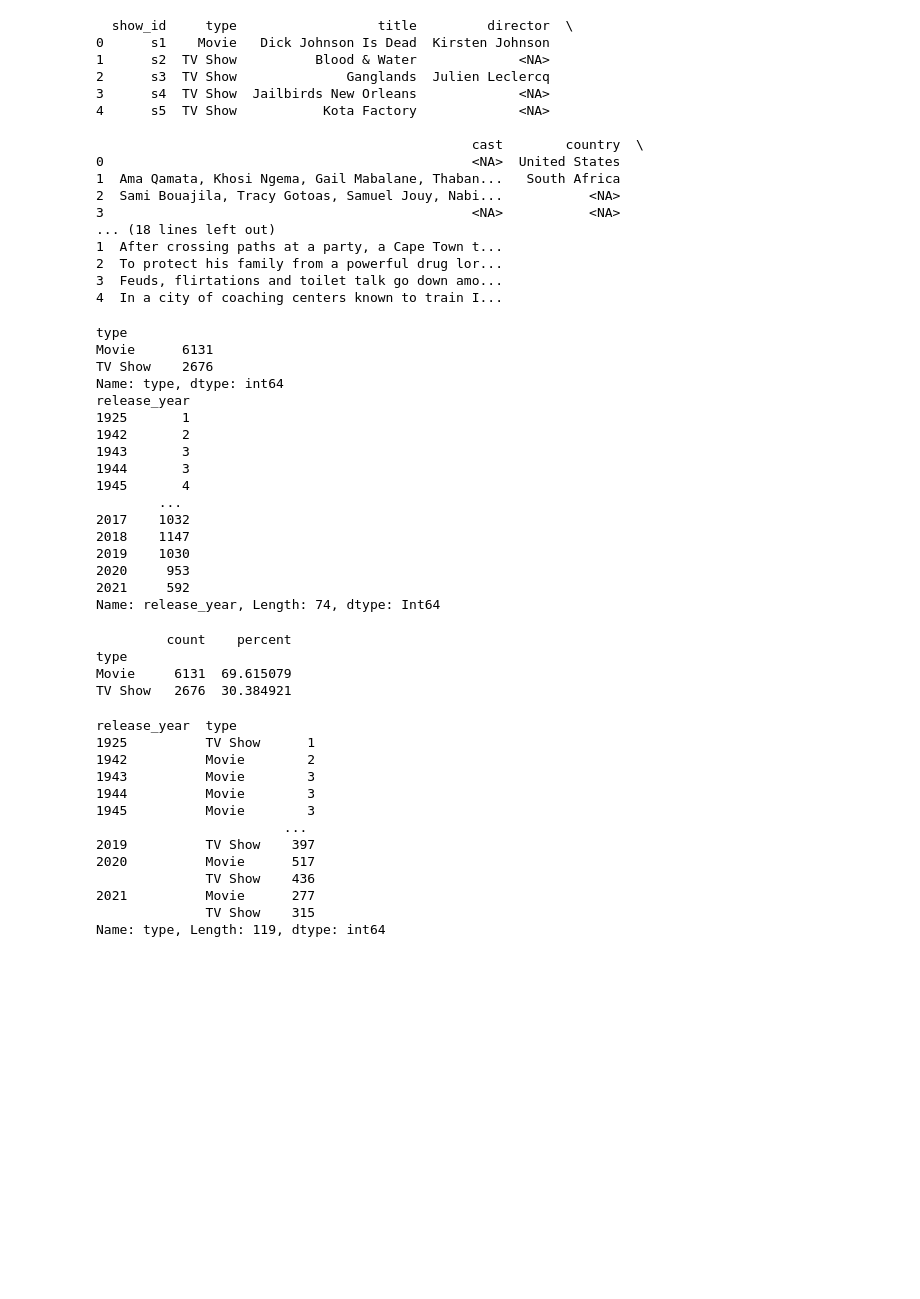
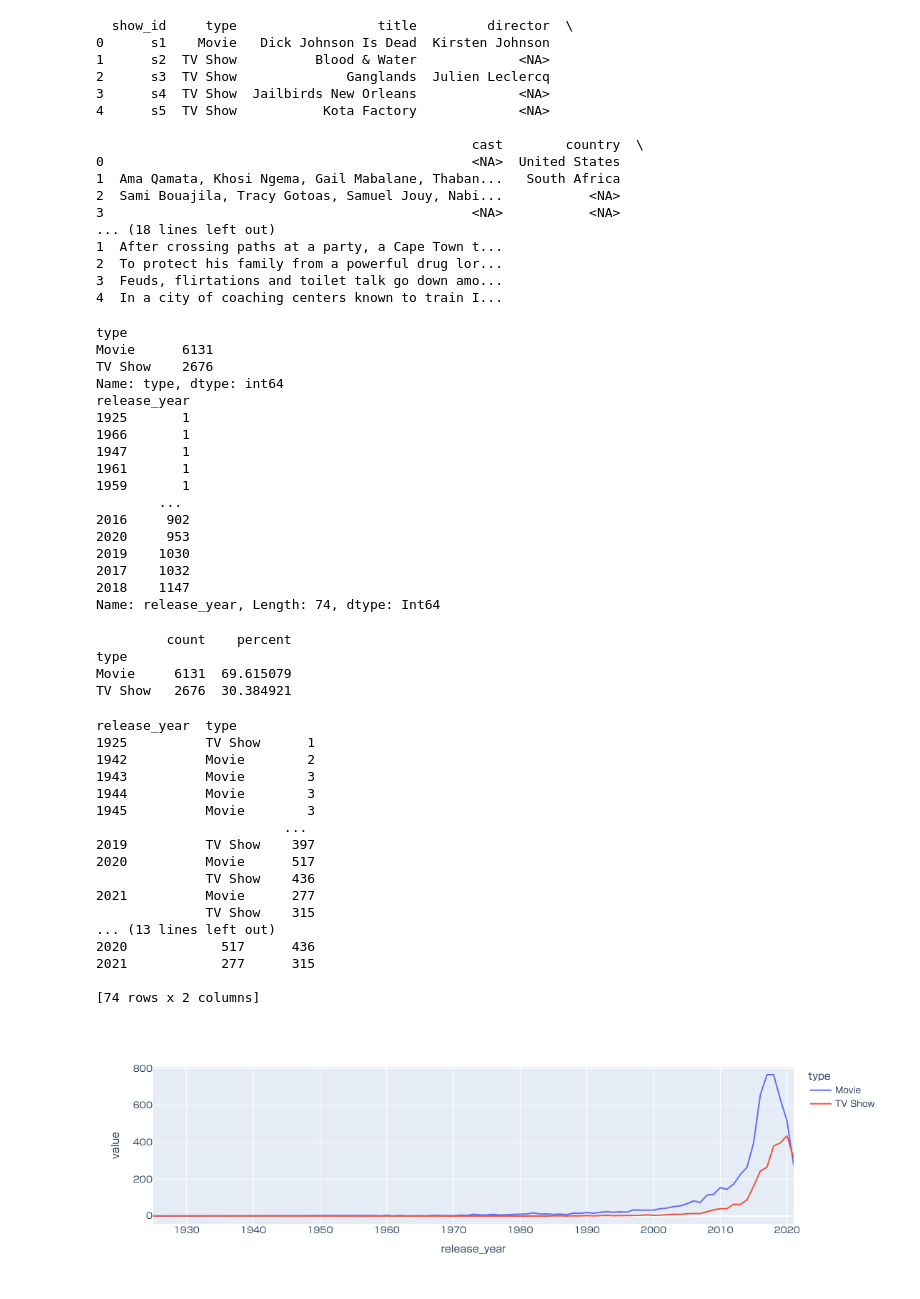
Before and after one commit to samuelbuqacquack/8PRO408-MiniProjet, a Jupyter notebook: jupyter/miniprojet.ipynb, the cells around one changed output. Cells and saved outputs as stored; diff of their text form; code cells hidden in the pictures; blank space fills up the shorter version.

```diff
--- a/jupyter/miniprojet.ipynb
+++ b/jupyter/miniprojet.ipynb
@@ -124,10 +124,11 @@ print(donnees.head())
 # Pour ces colonnes, aucune valeur manquante n'est reportée, donc aucun pré-traitement n'est nécessaire.
 # Aperçu des types afin de s'assurer qu'ils ne sont pas dupliqués (majuscules-minuscules)
 # Aperçu également des dates de sortie, afin de s'assurer que les années sont plausibles.
+# (La liste d'année est abrégée mais on peut confirmer l'absence de valeurs aberrantes en la triant)
 types = donnees.groupby("type")["type"].count()
 annees_sortie = donnees.groupby("release_year")["release_year"].count()
 print(types)
-print(annees_sortie)
+print(annees_sortie.sort_values())
 # %% [output]
 type
 Movie      6131
@@ -135,16 +136,16 @@ TV Show    2676
 Name: type, dtype: int64
 release_year
 1925       1
-1942       2
-1943       3
-1944       3
-1945       4
+1966       1
+1947       1
+1961       1
+1959       1
         ...
+2016     902
+2020     953
+2019    1030
 2017    1032
 2018    1147
-2019    1030
-2020     953
-2021     592
 Name: release_year, Length: 74, dtype: Int64
 # %%
 # --------------------------------------------------------------------------------------------------------------------------------------
@@ -159,22 +161,32 @@ Movie     6131  69.615079
 TV Show   2676  30.384921
 # %%
 # --------------------------------------------------------------------------------------------------------------------------------------
-# Tendances par année
-#tendances = donnees.groupby("release_year")["type"].agg({"type":"sum"})
-tendances = donnees.groupby(["release_year","type"])["type"].count()
-print(tendances)
-# TODO, faire un tableau plus compréhensible...
+# Tendances par année.
+# Génère un dataframe à deux index (année, type).
+types_tendances = donnees.groupby(["release_year","type"])["type"].count()
+print(types_tendances)
+print("----------------")
+# Reforme ce dataframe en transformant les types en colonnes
+# (Utilise fillna pour transformer en 0 le compte des années où un type est absent)
+types_tendances = types_tendances.unstack().fillna(0).astype("int64")
+print(types_tendances)
+types_tendances.plot(backend="plotly")
 # %% [output]
 release_year  type
 1925          TV Show      1
 1942          Movie        2
 1943          Movie        3
 1944          Movie        3
 1945          Movie        3
                         ...
 2019          TV Show    397
 2020          Movie      517
               TV Show    436
 2021          Movie      277
               TV Show    315
-Name: type, Length: 119, dtype: int64
+... (13 lines left out)
+2020            517      436
+2021            277      315
+
+[74 rows x 2 columns]
+[figure, added]
```
Also changed, not shown: parts of 6 cells of this notebook.
